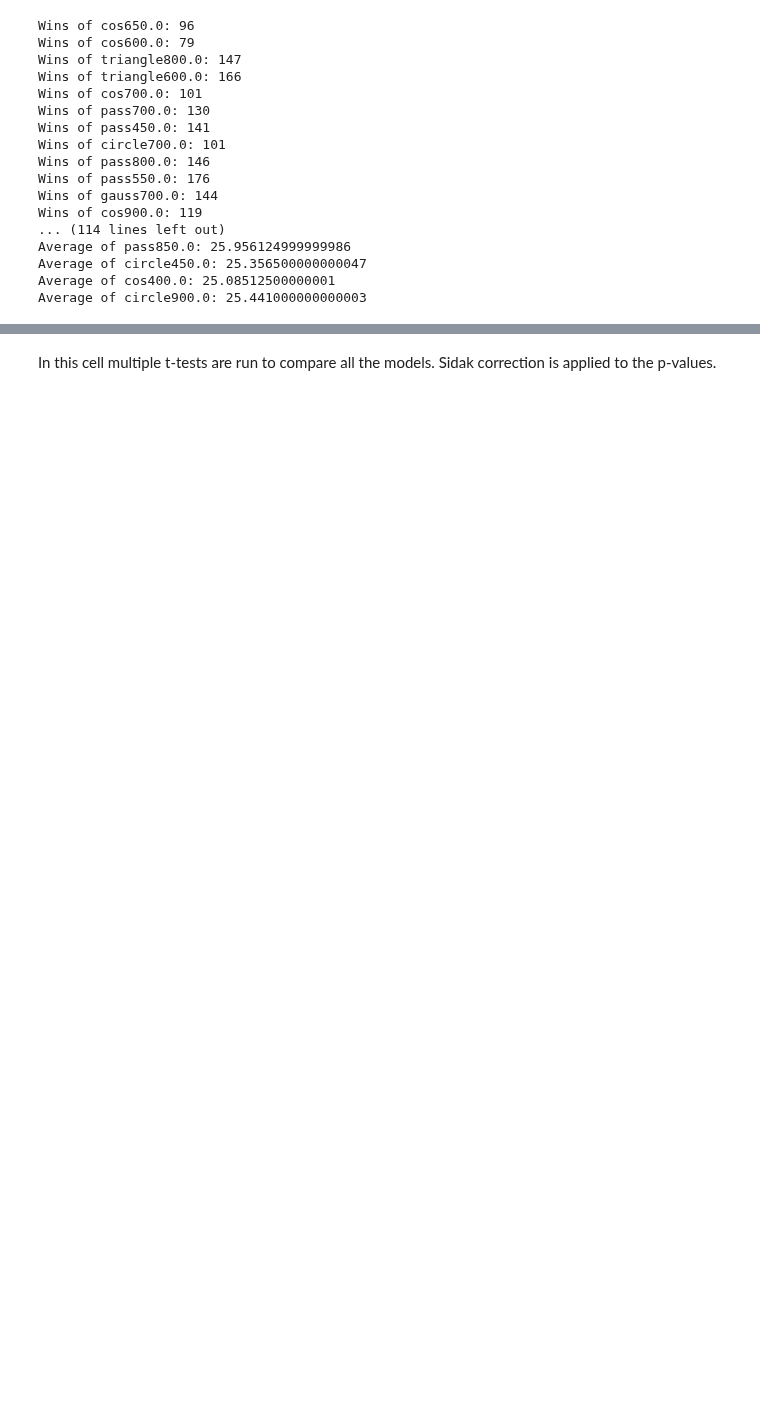
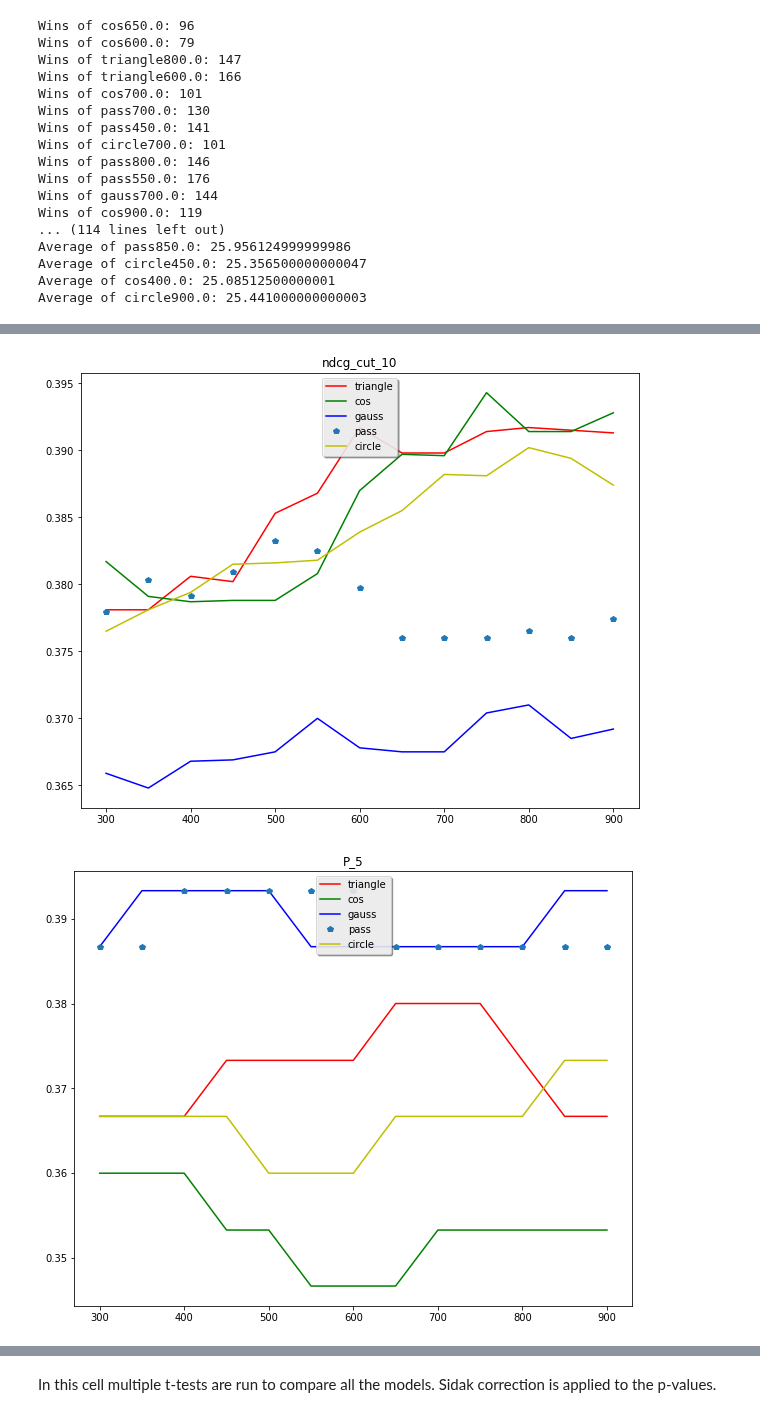
Before and after one commit to 0Gemini0/HW2, a Jupyter notebook: assignment.ipynb, the cells around one changed output, grey strips where cells are left out. Drawn from its saved outputs; the diff is of its cells as text; code cells hidden in the pictures; blank space fills up the shorter version.

```diff
--- a/assignment.ipynb
+++ b/assignment.ipynb
@@ -1058,0 +1164,7 @@ Average of circle900.0: 25.441000000000003
+# %%
+# ev = pickle.load(open("model_validation_plm.pkl","rb"))
+for method in methods:
+    plot_plm(evaluation,method)
+# %% [output]
+[figure, added]
+[figure, added]
```
Also changed, not shown: parts of 15 cells of this notebook.
